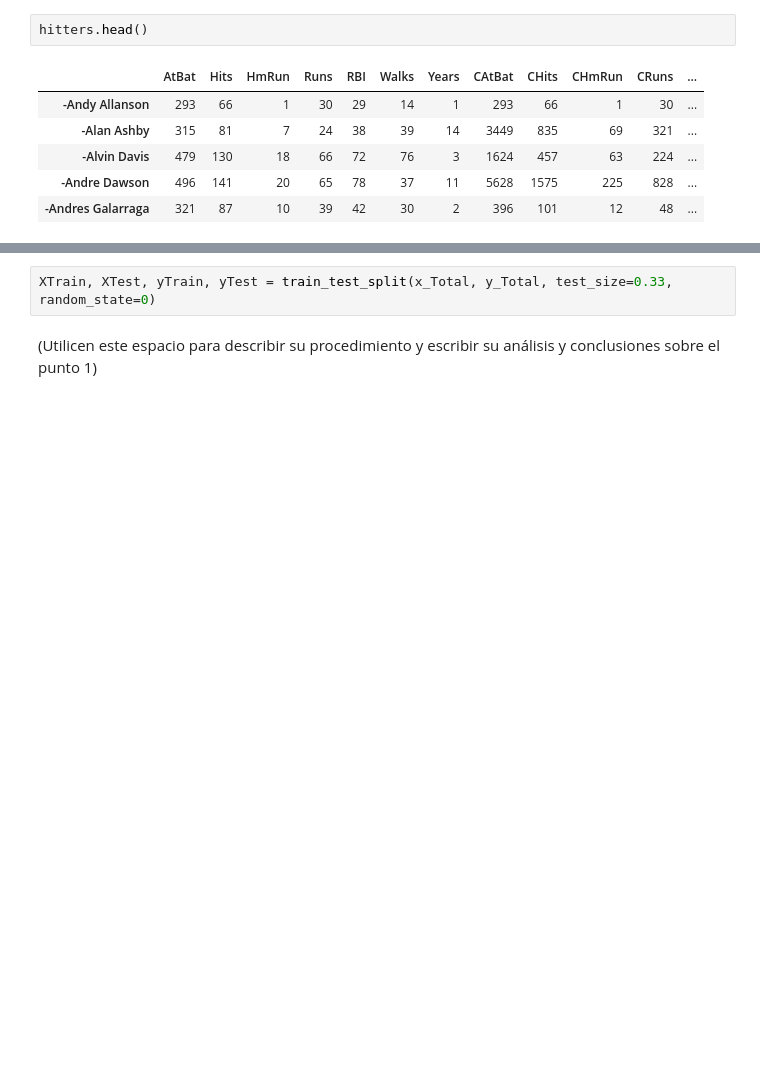
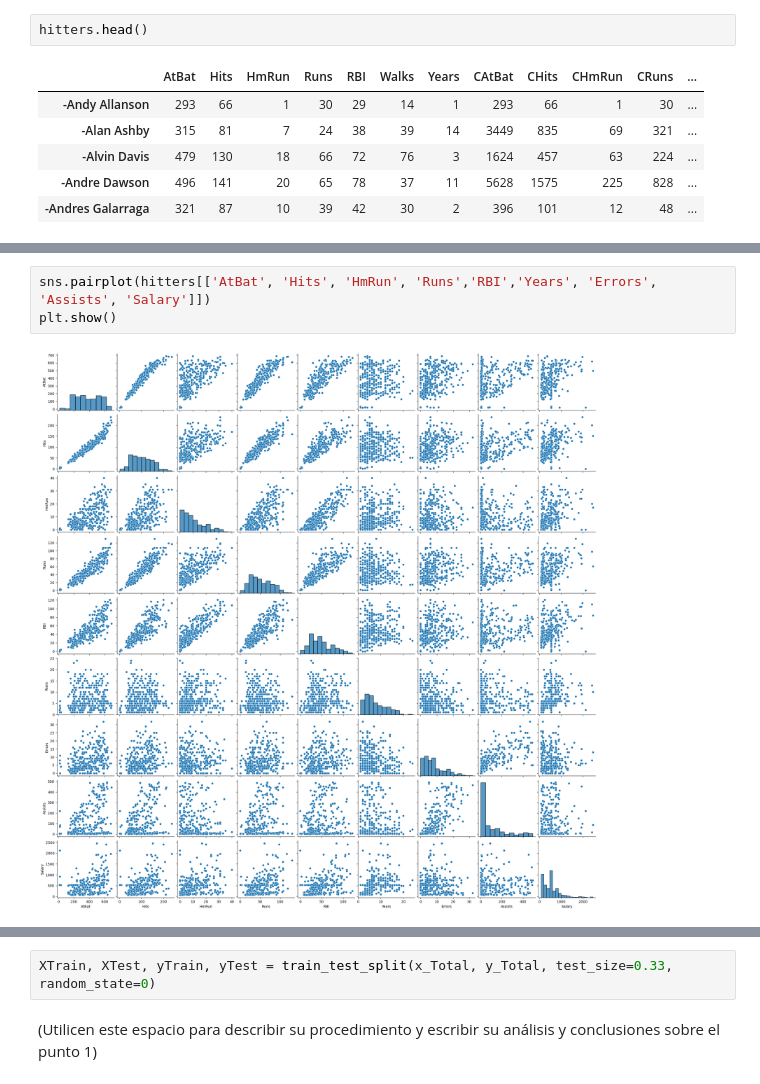
Before and after one commit to carrasquintero/Entrega_ETL, a Jupyter notebook: Caso modelos lineales para regresión, muestreo y selección del mejor modelo.ipynb, the cells around one changed output, grey strips where cells are left out. Saved outputs shown, nothing was run; the diff lists cells and outputs as text; blank space fills up the shorter version.

```diff
--- a/Caso modelos lineales para regresión, muestreo y selección del mejor modelo.ipynb
+++ b/Caso modelos lineales para regresión, muestreo y selección del mejor modelo.ipynb
@@ -114,0 +134,5 @@ for col in x_Total.select_dtypes(include=['object']).columns:
+# %%
+sns.pairplot(hitters[['AtBat', 'Hits', 'HmRun', 'Runs','RBI','Years', 'Errors', 'Assists', 'Salary']])
+plt.show()
+# %% [output]
+[figure, added]
```
Also changed, not shown: parts of 17 cells of this notebook.
